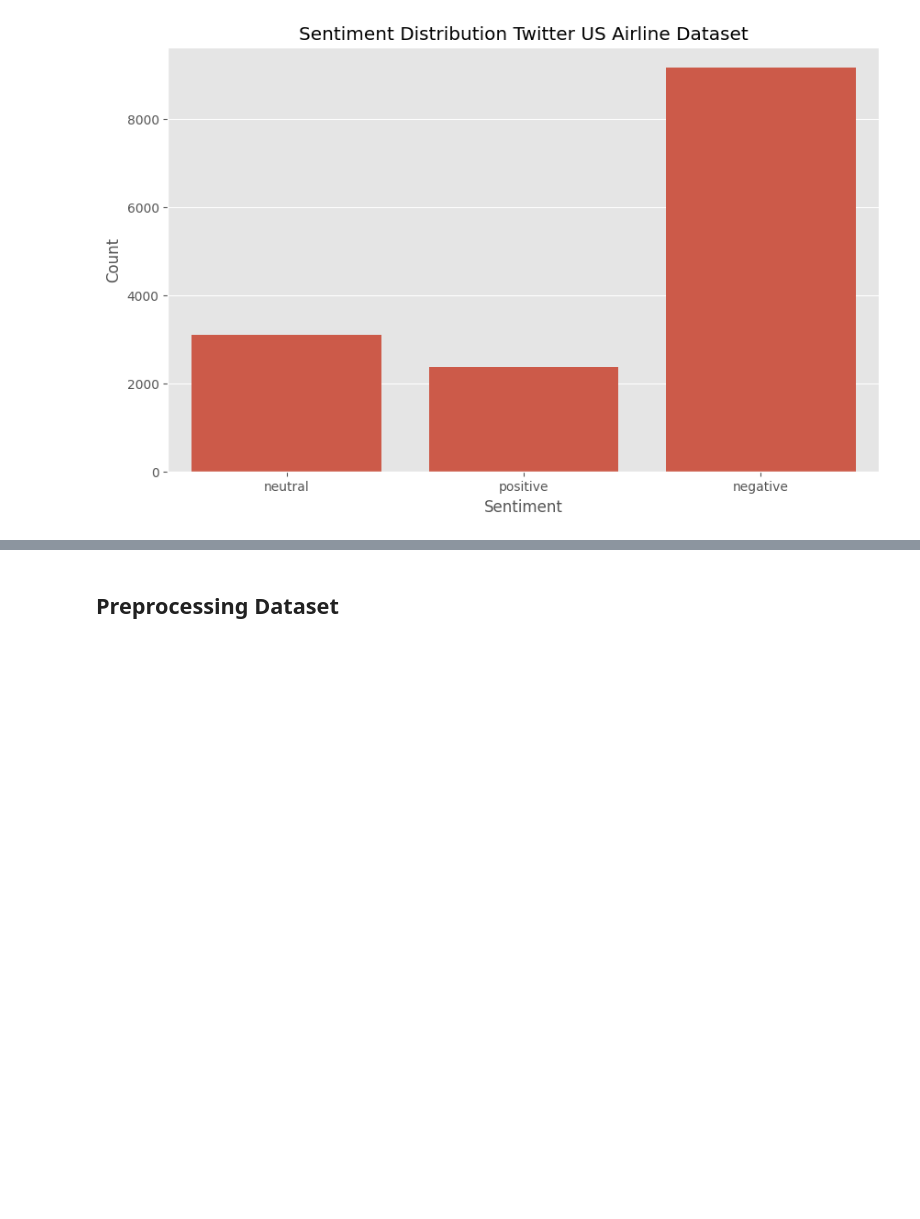
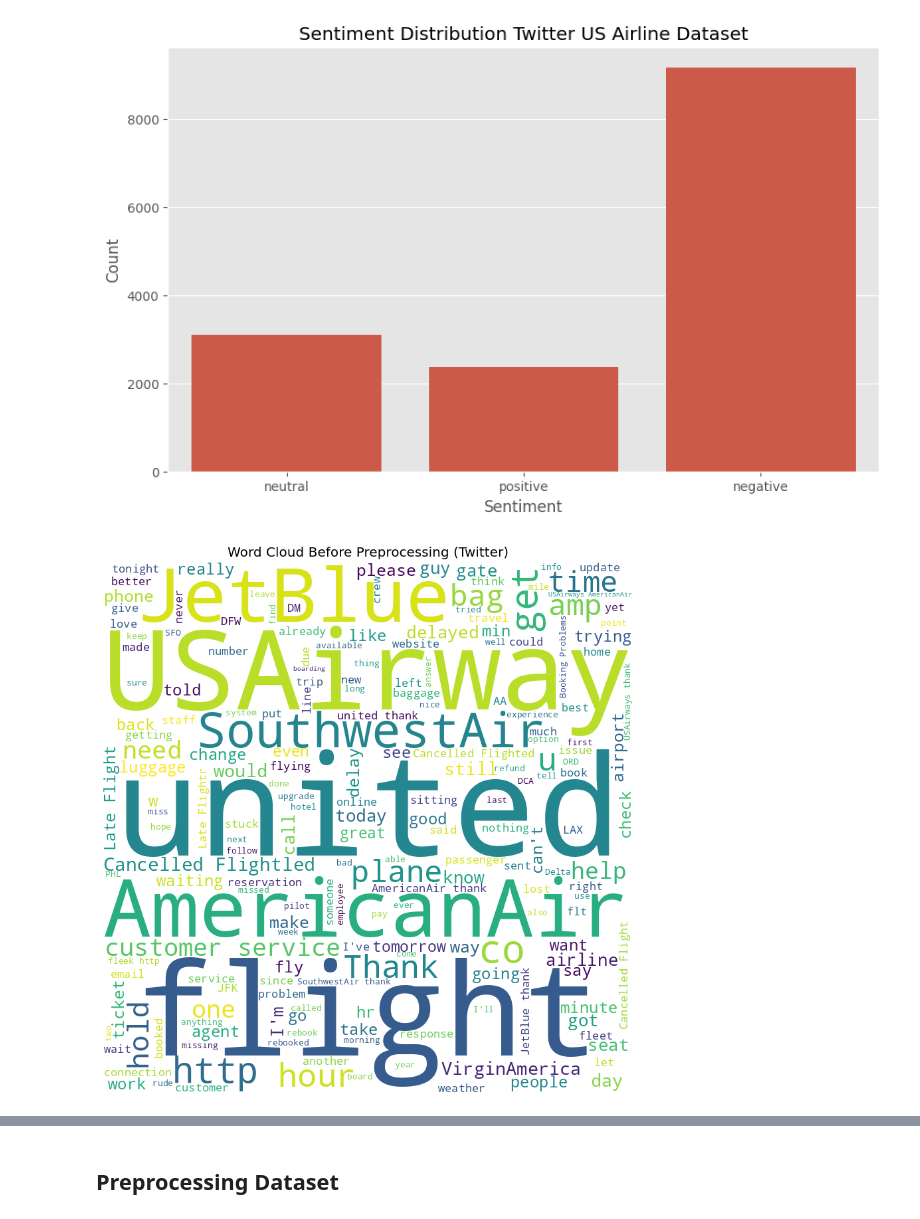
Before and after one commit to OziomaEunice/Sentiment_GPT, a Jupyter notebook: SVM_SentimentAnalysis.ipynb, the cells around one changed output, grey strips where cells are left out. Saved outputs shown, nothing was run; the diff lists cells and outputs as text; code cells hidden in the pictures; blank space fills up the shorter version.

```diff
--- a/SVM_SentimentAnalysis.ipynb
+++ b/SVM_SentimentAnalysis.ipynb
@@ -172,3 +182,23 @@ plt.ylabel('Count')
 plt.show()
 # %% [output]
 [figure]
+# %%
+# Visualise sentiment in wordcloud
+def generate_wordcloud(text, title):
+    wordcloud = WordCloud(width = 800, height = 800,
+                background_color ='white',
+                stopwords = stop_words,
+                min_font_size = 10).generate(text)
+
+    # Plot the WordCloud image
+    plt.figure(figsize = (8, 8), facecolor = None)
+    plt.imshow(wordcloud)
+    plt.axis("off")
+    plt.tight_layout(pad = 0)
+    plt.title(title)
+    plt.show()
+
+# Visualize word cloud before preprocessing for Twitter dataset
+generate_wordcloud(' '.join(df['text'].values), 'Word Cloud Before Preprocessing (Twitter)')
+# %% [output]
+[figure, added]
```
Also changed, not shown: parts of 26 cells of this notebook.
